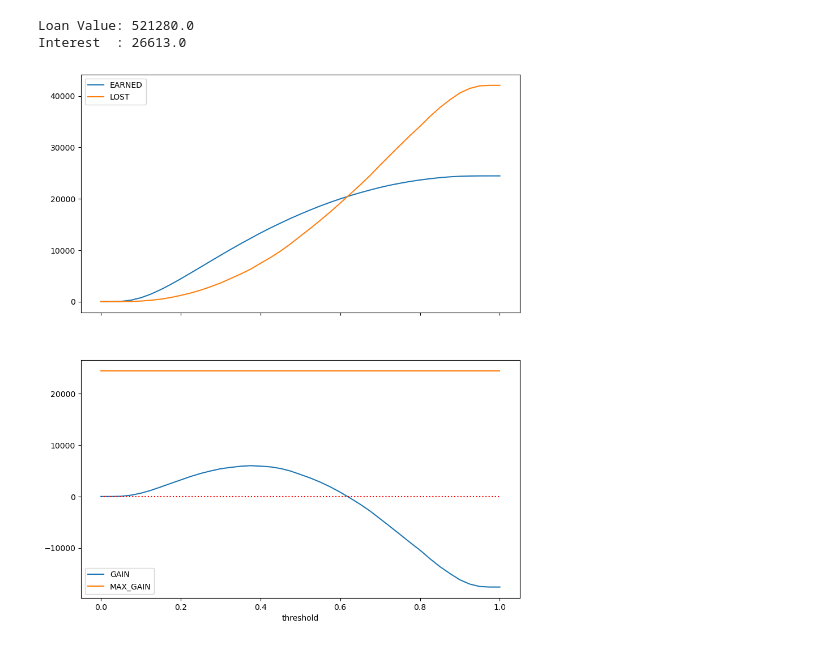
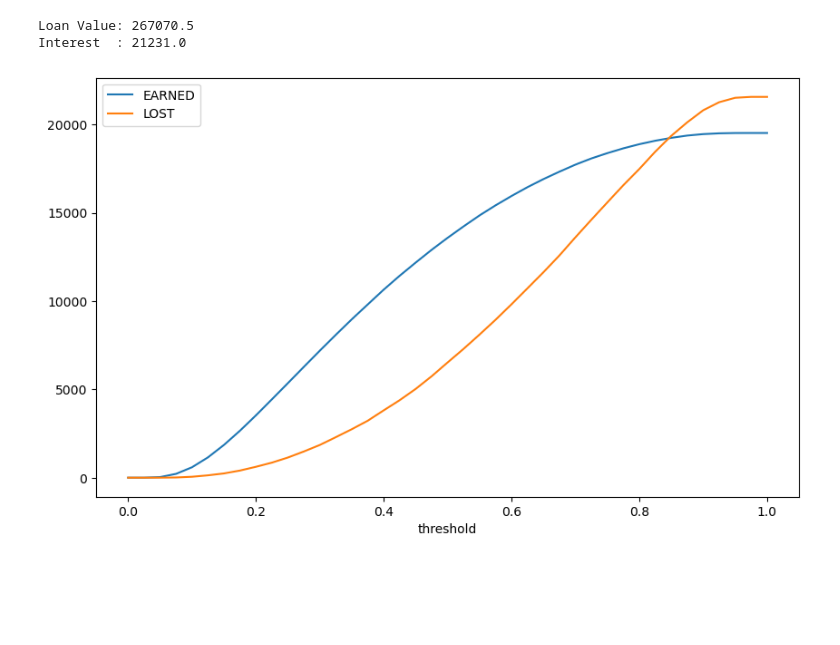
Before and after one commit to TTFrance/Project-07a-Model, a Jupyter notebook: !CHAUG biz-gain USAGE FOR DASHBOARD.ipynb, the cells around one changed output. Saved outputs shown, nothing was run; the diff lists cells and outputs as text; code cells hidden in the pictures; blank space fills up the shorter version.

```diff
--- a/!CHAUG biz-gain USAGE FOR DASHBOARD.ipynb
+++ b/!CHAUG biz-gain USAGE FOR DASHBOARD.ipynb
@@ -17,26 +15,31 @@ df_random_client = full_data.sample(n=1)
-# %%
-amount_loan = df_random_client.head(1)['AMT_CREDIT'].values[0]
-amount_interest = df_random_client.head(1)['AMT_ANNUITY'].values[0]
-
-print ('Loan Value:',amount_loan)
-print ('Interest  :',amount_interest)
-# %% [output]
-Loan Value: 521280.0
-Interest  : 26613.0
 # %%
-W0 = amount_interest
-W1 = amount_loan
+df_random_client = full_data.sample(n=1)
+
+amount_loan = df_random_client.head(1)['AMT_CREDIT'].values[0]
+amount_interest = df_random_client.head(1)['AMT_ANNUITY'].values[0]
+
+print ('Loan Value:',  amount_loan)
+print ('Interest  :',  amount_interest)
+
+W0                   = amount_interest
+W1                   = amount_loan
 
 CURVES['EARNED']     = W0*CURVES.TN
 CURVES['NOT_EARNED'] = W0*CURVES.FP
 CURVES['LOST']       = W1*CURVES.FN
 CURVES['GAIN']       = CURVES.EARNED - CURVES.LOST
 CURVES['MAX_GAIN']   = CURVES.EARNED + CURVES.NOT_EARNED
+
+fig, ax = plt.subplots(figsize =(10, 6))
+graph = CURVES.plot(ax=ax, x='threshold', y=['EARNED', 'LOST'])
+# %% [output]
+Loan Value: 267070.5
+Interest  : 21231.0
+[figure, added]
 # %%
-fig, ax = plt.subplots(2, sharex=True, figsize =(10, 12))
+# NOT USED YET
 
-CURVES.plot(ax=ax[0], x='threshold', y=['EARNED', 'LOST'])
-CURVES.plot(ax=ax[1], x='threshold', y=['GAIN', 'MAX_GAIN'])
-g = ax[1].plot([0,1],[0,0], 'r:')
+#fig, ax = plt.subplots(2, sharex=True, figsize =(10, 12))
+#CURVES.plot(ax=ax[0], x='threshold', y=['EARNED', 'LOST'])
+#CURVES.plot(ax=ax[1], x='threshold', y=['GAIN', 'MAX_GAIN'])
+#g = ax[1].plot([0,1],[0,0], 'r:')
-# %% [output]
-[figure, removed]
```
Also changed, not shown: parts of 2 cells of this notebook.
